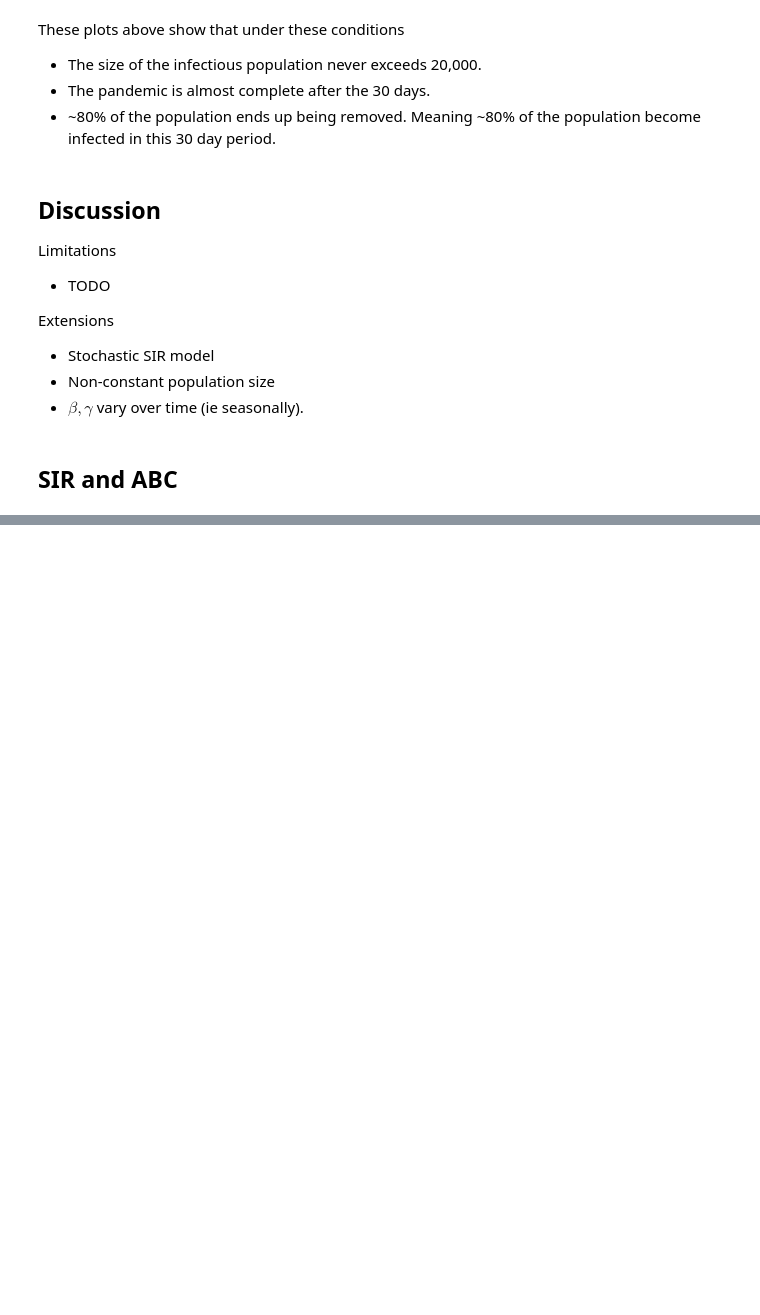
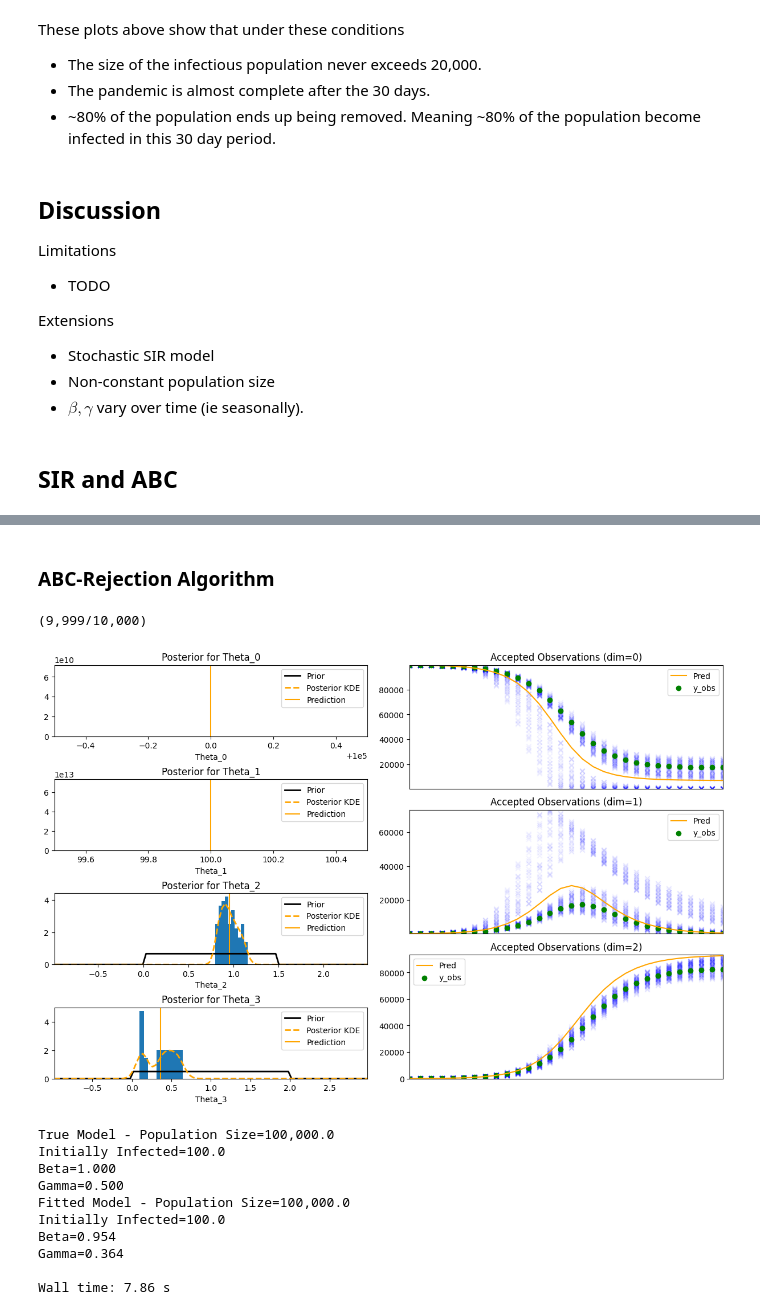
Before and after one commit to dajhutchinson/bayesian-modelling-of-epidemic-events, a Jupyter notebook: Code/SIR_Notebook.ipynb, the cells around one changed output, grey strips where cells are left out. Saved outputs shown, nothing was run; the diff lists cells and outputs as text; code cells hidden in the pictures; blank space fills up the shorter version.

```diff
--- a/Code/SIR_Notebook.ipynb
+++ b/Code/SIR_Notebook.ipynb
@@ -103,6 +111,8 @@ class SIRModel(Model):
 
         self.noise=0 # variance of additive gaussian noise (default=0)
 
+        self.observations=self.__calc()
+
     def update_params(self,new_params:[float]):
         """
         DESCRIPTION
@@ -118,7 +128,9 @@ class SIRModel(Model):
         self.beta=new_params[2]
         self.gamma=new_params[3]
 
-    def observe(self,noise=True) -> [[float]]:
+        self.observations=self.__calc()
+
+    def observe(self,inc_noise=True) -> [[float]]:
         """
         DESCRIPTION
         generate a sequence of `n_obs` observations from the model, each of dimension `dim_obs`.
@@ -131,7 +143,7 @@ class SIRModel(Model):
         RETURNS
         [[float]] - sequence of observations
         """
-        return self.__calc()
+        return self.observations
 
     def __calc(self) -> [(int,int,int)]:
         """
@@ -176,8 +188,8 @@ class SIRModel(Model):
         return new_model
 
     def __str__(self) -> str:
-        printing_str="Population Size={:,}\n".format(self.population_size)
-        printing_str+="Initially Infected={:,}\n".format(self.initially_infected)
+        printing_str="Population Size={:,.1f}\n".format(self.population_size)
+        printing_str+="Initially Infected={:,.1f}\n".format(self.initially_infected)
         printing_str+="Beta={:.3f}\n".format(self.beta)
         printing_str+="Gamma={:.3f}".format(self.gamma)
 
@@ -213,0 +254,25 @@ Extensions
+# %% [markdown]
+### ABC-Rejection Algorithm
+# %%
+%%time
+# ABC-Rejection Sampling (Best Samples)
+np.random.seed(16111998) # Fix random seed
+sir_priors=[stats.uniform(100000,0),stats.uniform(100,0),stats.uniform(0,1.5),stats.uniform(0,2)]
+
+sampling_details={"sampling_method":"best","num_runs":10000,"sample_size":100}
+fitted_model=ABC.abc_rejcection(n_obs=30,y_obs=sir_model.observe(),fitting_model=sir_model.copy([1,1,1,1]),priors=sir_priors,sampling_details=sampling_details)
+print("True Model - {}".format(sir_model))
+print("Fitted Model - {}\n".format(fitted_model))
+# %% [output]
+(9,999/10,000)
+[figure, added]
+True Model - Population Size=100,000.0
+Initially Infected=100.0
+Beta=1.000
+Gamma=0.500
+Fitted Model - Population Size=100,000.0
+Initially Infected=100.0
+Beta=0.954
+Gamma=0.364
+
+Wall time: 7.86 s
```
Also changed, not shown: parts of 14 cells of this notebook, 6 other files.
